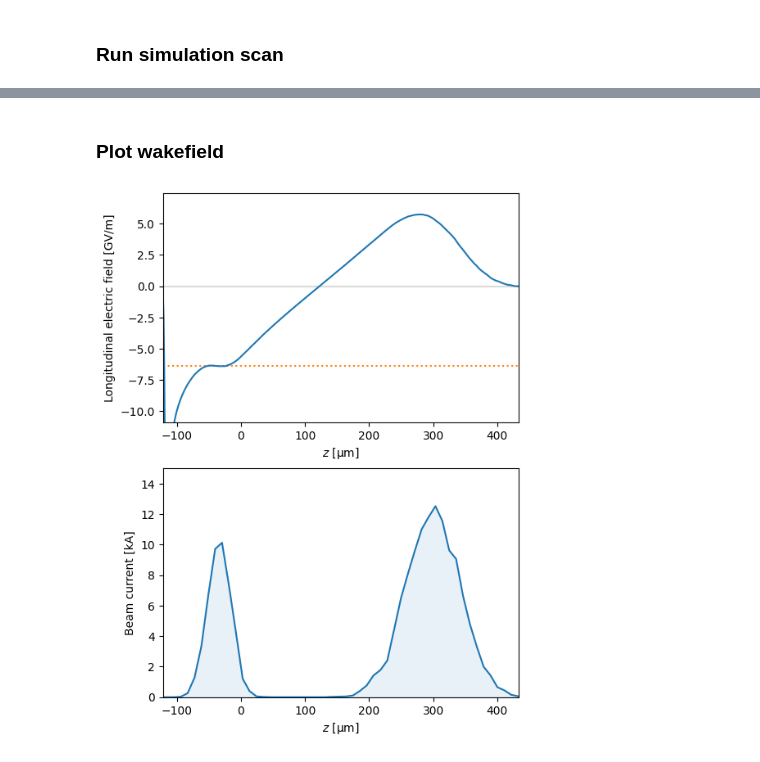
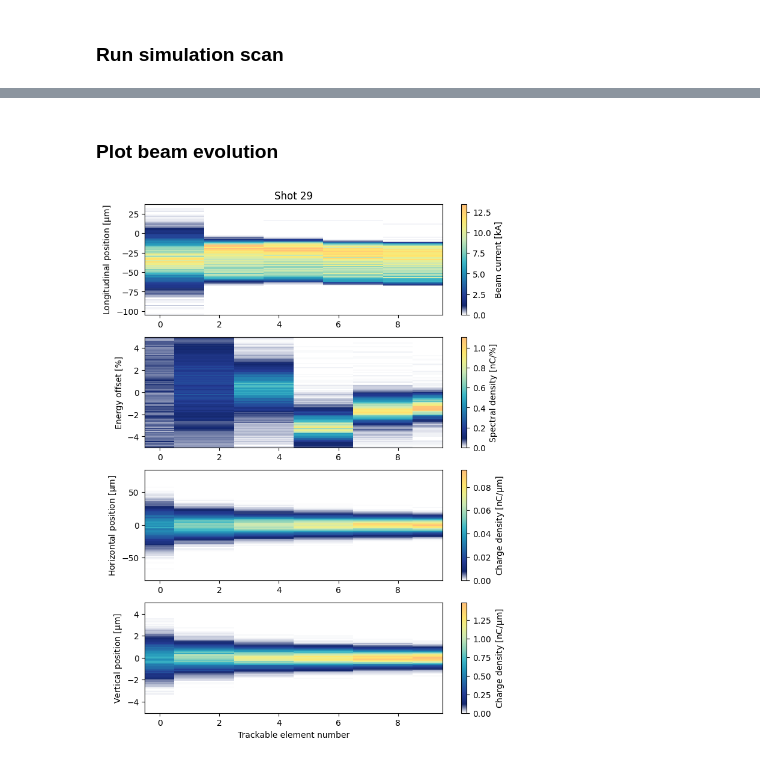
Before and after one commit to abel-framework/ABEL, a Jupyter notebook: examples/scan_example.ipynb, the cells around one changed output, grey strips where cells are left out. Saved outputs shown, nothing was run; the diff lists cells and outputs as text; code cells hidden in the pictures.

```diff
--- a/examples/scan_example.ipynb
+++ b/examples/scan_example.ipynb
@@ -19,30 +11,32 @@ Could not import HiPACE++ tools from /Users/ben_c/Library/CloudStorage/OneDrive-
 ### Define the linac and beams
 # %%
 # define driver
-driver = SourceBasic()
-driver.charge = -2.7e10 * SI.e # [C]
-driver.energy = 31.25e9 # [eV]
-driver.rel_energy_spread = 0.01
-driver.bunch_length = 42e-6 # [m]
-driver.z_offset = 300e-6 # [m]
-driver.emit_nx, driver.emit_ny = 10e-6, 10e-6 # [m rad]
-driver.beta_x, driver.beta_y = 30e-3, 30e-3 # [m]
-driver.num_particles = 10000
-driver.jitter.x = 0e-9 # [m]
-driver.jitter.y = 0e-9 # [m]
+driver_source = SourceBasic()
+driver_source.charge = -2.7e10 * SI.e # [C]
+driver_source.energy = 31.25e9 # [eV]
+driver_source.rel_energy_spread = 0.01
+driver_source.bunch_length = 42e-6 # [m]
+driver_source.z_offset = 300e-6 # [m]
+driver_source.emit_nx, driver_source.emit_ny = 10e-6, 10e-6 # [m rad]
+driver_source.beta_x, driver_source.beta_y = 30e-3, 30e-3 # [m]
+driver_source.num_particles = 10000
+driver_source.jitter.x = 0e-9 # [m]
+driver_source.jitter.y = 0e-9 # [m]
 
 # define stage
 stage = StageQuasistatic2d()
-stage.driver_source = driver
+stage.driver_source = driver_source
 stage.nom_energy_gain = 31.9e9 # [eV]
-stage.length = 5 # [m]
+stage.length_flattop = 5 # [m]
 stage.plasma_density = 7e21 # [m^-3]
-stage.ramp_beta_mag = 5
+stage.ramp_beta_mag = 2.0
+stage.upramp = PlasmaRamp()
+stage.downramp = PlasmaRamp()
 
 # define first stage (half length)
 first_stage = copy.deepcopy(stage)
 first_stage.nom_energy_gain = stage.nom_energy_gain/2
-first_stage.length = stage.length/2
+first_stage.length_flattop = stage.length_flattop/2
 
 # define beam
 source = SourceBasic()
@@ -57,10 +51,11 @@ source.beta_y = source.beta_x
 source.num_particles = 5000
 
 # define interstage
-interstage = InterstageBasic()
+interstage = InterstagePlasmaLensBasic()
 interstage.beta0 = lambda E: stage.matched_beta_function(E)
-interstage.dipole_length = lambda E: 1 * np.sqrt(E/10e9) # [m(eV)]
-interstage.dipole_field = 0.5 # [T]
+interstage.R56 = lambda E: -0.25e-3/np.sqrt(E/10e9)
+interstage.length_dipole = lambda E: 1 * np.sqrt(E/10e9) # [m(eV)]
+interstage.field_dipole = 0.5 # [T]
 
 # beam delivery system
 bds = BeamDeliverySystemBasic()
@@ -73,7 +68,7 @@ linac.source = source
 linac.stage = stage
 linac.first_stage = first_stage
 linac.interstage = interstage
-linac.num_stages = 16
+linac.num_stages = 5
 # %% [markdown]
 ### Run simulation scan
 # %%
@@ -108,7 +103,8 @@ Could not import HiPACE++ tools from /Users/ben_c/Library/CloudStorage/OneDrive-
 [interactive output not drawn]
 # %% [markdown]
-### Plot wakefield
+### Plot beam evolution
 # %%
-linac.first_stage.plot_wakefield()
+# evolution at the last step (highest jitter)
+linac[-1,0].plot_waterfalls()
 # %% [output]
-[figure, old version]
+[figure, new version]
```
Also changed, not shown: parts of 5 cells of this notebook.
